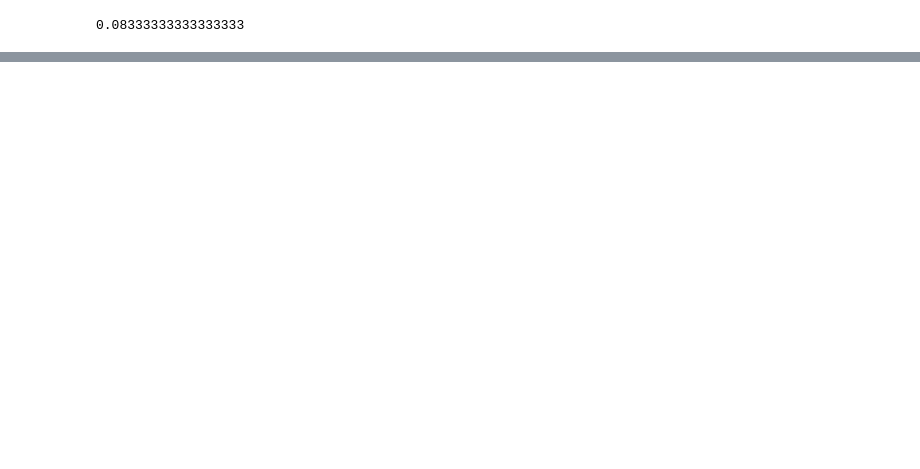
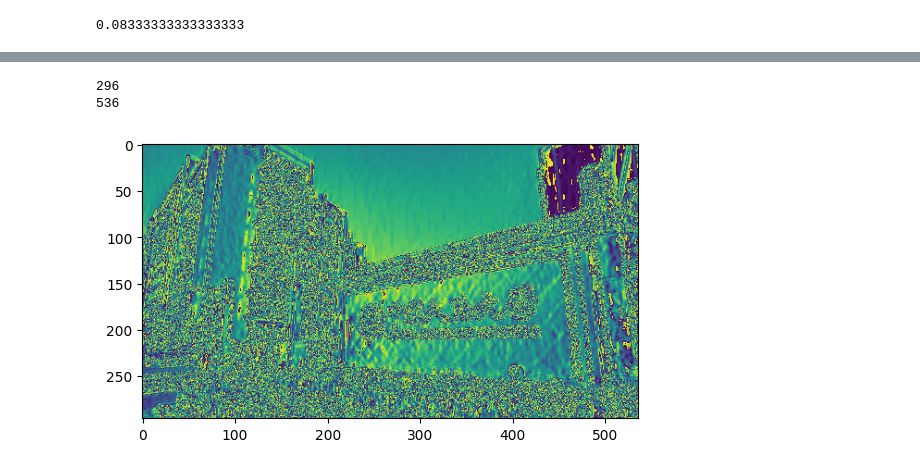
Before and after one commit to FlechazoLiu/Ai_Python_course, a Jupyter notebook: Class_Notes/week_3.ipynb, the cells around one changed output, grey strips where cells are left out. Saved outputs shown, nothing was run; the diff lists cells and outputs as text; code cells hidden in the pictures; blank space fills up the shorter version.

```diff
--- a/Class_Notes/week_3.ipynb
+++ b/Class_Notes/week_3.ipynb
@@ -529,0 +713,15 @@ print(conv)
+# %%
+# 用ker铺im的处理结果，更改这行参数
+im_out = conv2d(im,ker,1)
+
+#显示处理后的图像
+print(len(im_out))
+print(len(im_out[0]))
+im_out = np.array(im_out)
+im1 = Image.fromarray(im_out.astype('uint8'))
+plt.imshow(im1)
+plt.show()
+# %% [output]
+296
+536
+[figure, added]
```
Also changed, not shown: parts of 9 cells of this notebook, 3 other files.
